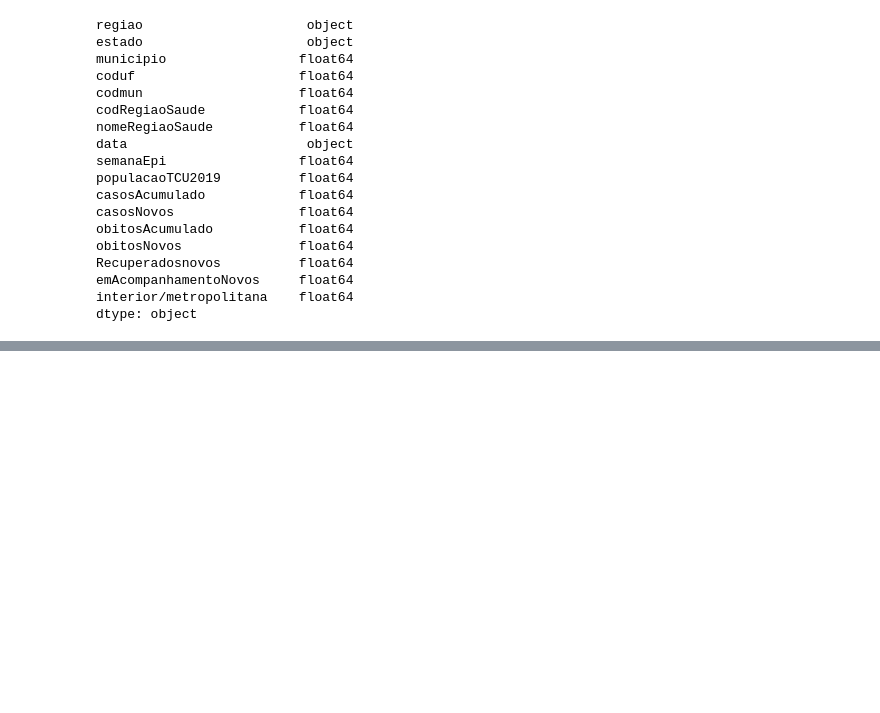
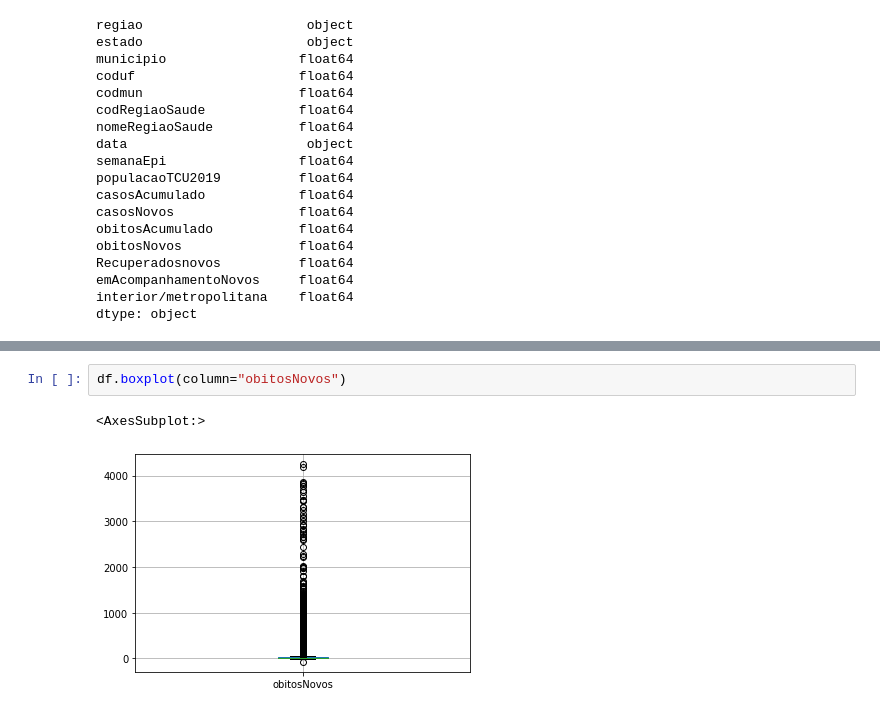
Before and after one commit to Rosicleide45/Projeto_ICD, a Jupyter notebook: Boletim_Covid-checkpoint.ipynb, the cells around one changed output, grey strips where cells are left out. Saved outputs shown, nothing was run; the diff lists cells and outputs as text; blank space fills up the shorter version.

```diff
--- a/Boletim_Covid-checkpoint.ipynb
+++ b/Boletim_Covid-checkpoint.ipynb
@@ -95,0 +139,5 @@ df['Recuperadosnovos'].value_counts().plot.bar()
+# %%
+df.boxplot(column="obitosNovos")
+# %% [output]
+<AxesSubplot:>
+[figure, added]
```
Also changed, not shown: parts of 14 cells of this notebook.
